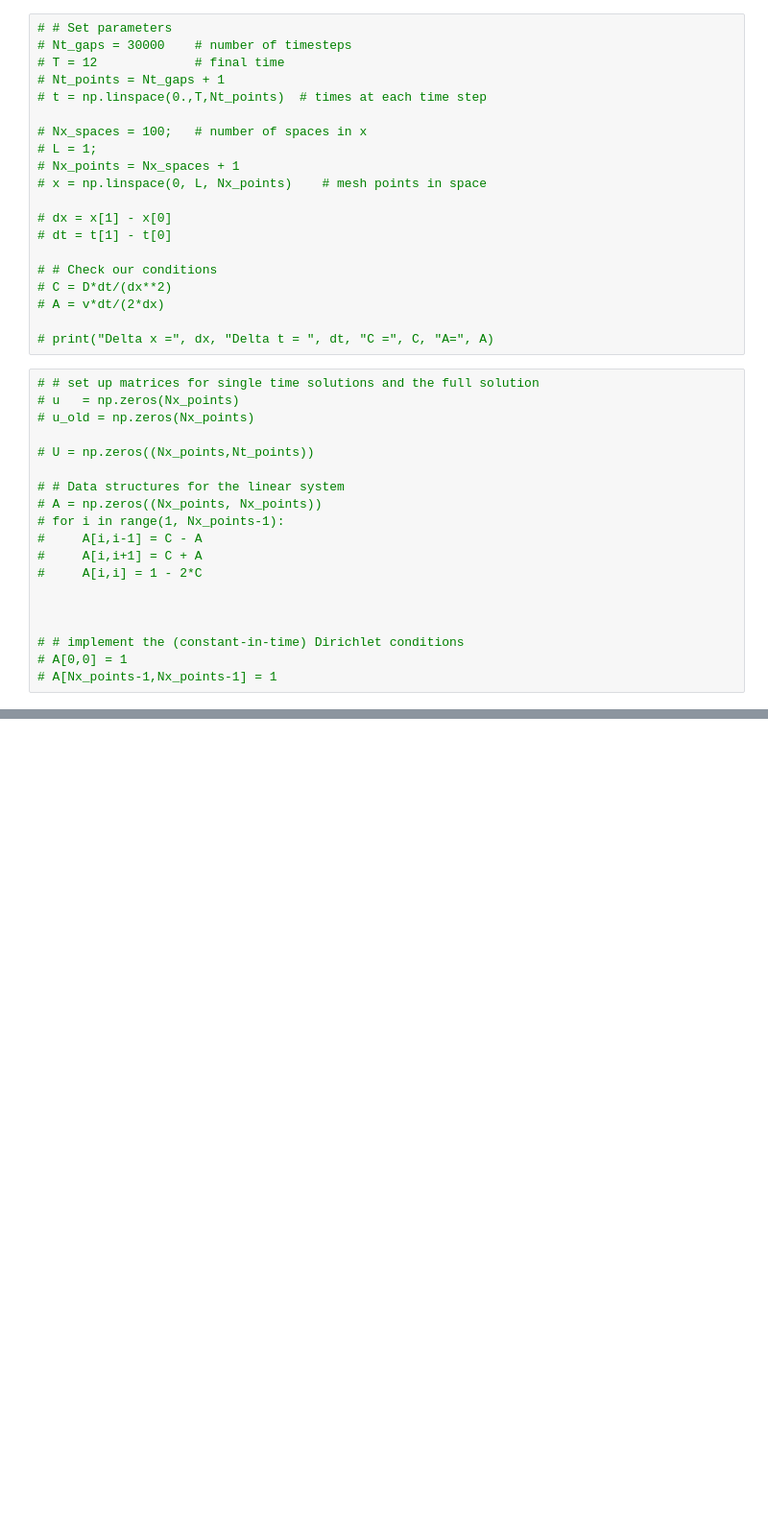
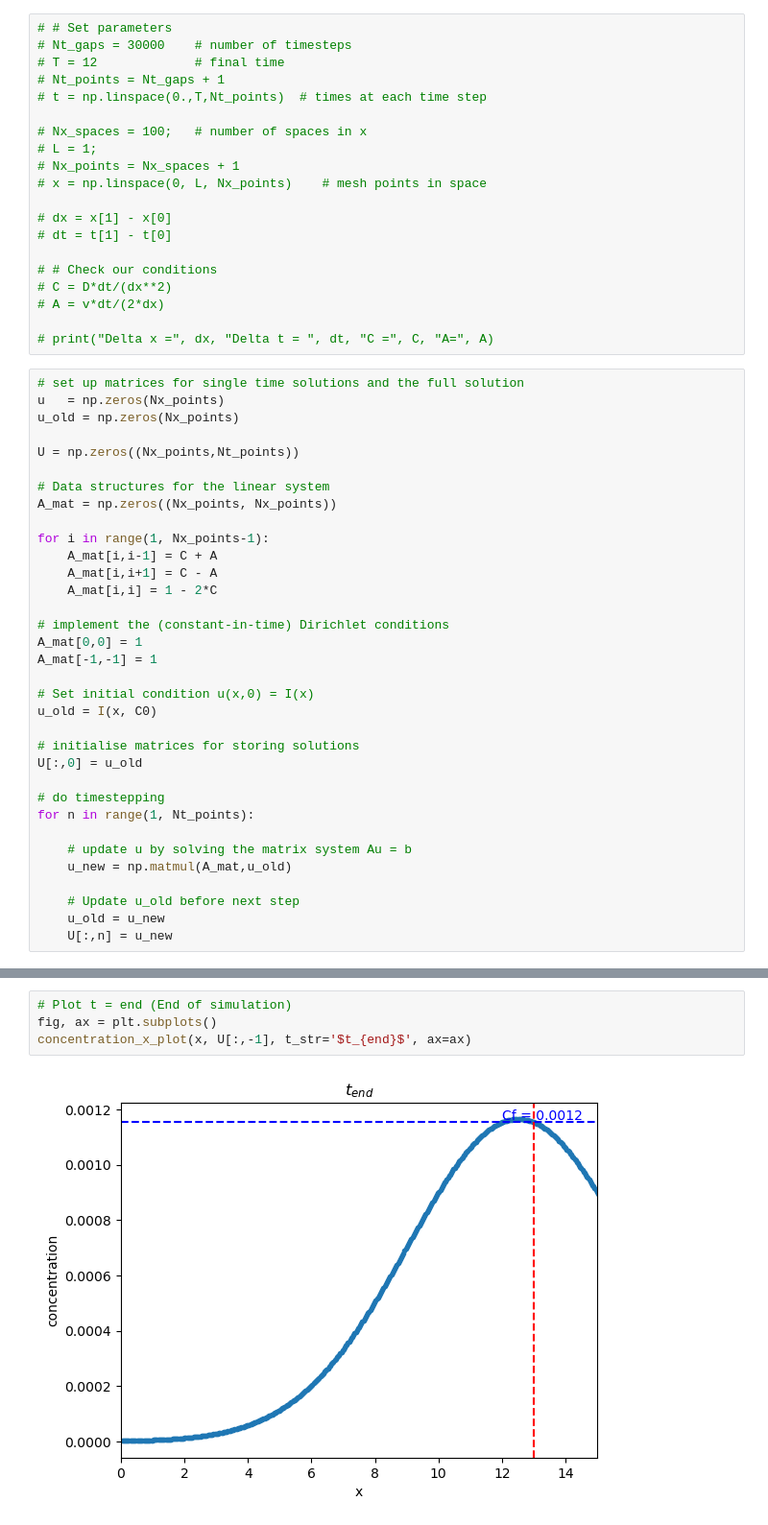
Before and after one commit to mattrflew/ind-maths-project-1-group-10, a Jupyter notebook: forward_euler.ipynb, the cells around one changed output, grey strips where cells are left out. Shown at 96% size. Cells and saved outputs as stored; diff of their text form; blank space fills up the shorter version.

Commit message:
Forward euler with matrices complete

```diff
--- a/forward_euler.ipynb
+++ b/forward_euler.ipynb
@@ -358,21 +359,36 @@ array([0.0000e+00, 1.2000e-02, 2.4000e-02, ..., 5.9976e+01, 5.9988e+01,
 
 # print("Delta x =", dx, "Delta t = ", dt, "C =", C, "A=", A)
 # %%
-# # set up matrices for single time solutions and the full solution
-# u   = np.zeros(Nx_points)
-# u_old = np.zeros(Nx_points)
+# set up matrices for single time solutions and the full solution
+u   = np.zeros(Nx_points)
+u_old = np.zeros(Nx_points)
 
-# U = np.zeros((Nx_points,Nt_points))
+U = np.zeros((Nx_points,Nt_points))
 
-# # Data structures for the linear system
-# A = np.zeros((Nx_points, Nx_points))
-# for i in range(1, Nx_points-1):
-#     A[i,i-1] = C - A
-#     A[i,i+1] = C + A
-#     A[i,i] = 1 - 2*C
+# Data structures for the linear system
+A_mat = np.zeros((Nx_points, Nx_points))
 
+for i in range(1, Nx_points-1):
+    A_mat[i,i-1] = C + A
+    A_mat[i,i+1] = C - A
+    A_mat[i,i] = 1 - 2*C
 
+# implement the (constant-in-time) Dirichlet conditions
+A_mat[0,0] = 1
+A_mat[-1,-1] = 1
 
-# # implement the (constant-in-time) Dirichlet conditions
-# A[0,0] = 1
-# A[Nx_points-1,Nx_points-1] = 1
+# Set initial condition u(x,0) = I(x)
+u_old = I(x, C0)
+
+# initialise matrices for storing solutions
+U[:,0] = u_old
+
+# do timestepping
+for n in range(1, Nt_points):
+
+    # update u by solving the matrix system Au = b
+    u_new = np.matmul(A_mat,u_old)
+
+    # Update u_old before next step
+    u_old = u_new
+    U[:,n] = u_new
@@ -378,0 +406,6 @@ array([0.0000e+00, 1.2000e-02, 2.4000e-02, ..., 5.9976e+01, 5.9988e+01,
+# %%
+# Plot t = end (End of simulation)
+fig, ax = plt.subplots()
+concentration_x_plot(x, U[:,-1], t_str='$t_{end}$', ax=ax)
+# %% [output]
+[figure, added]
```
Also changed, not shown: parts of 7 cells of this notebook.
